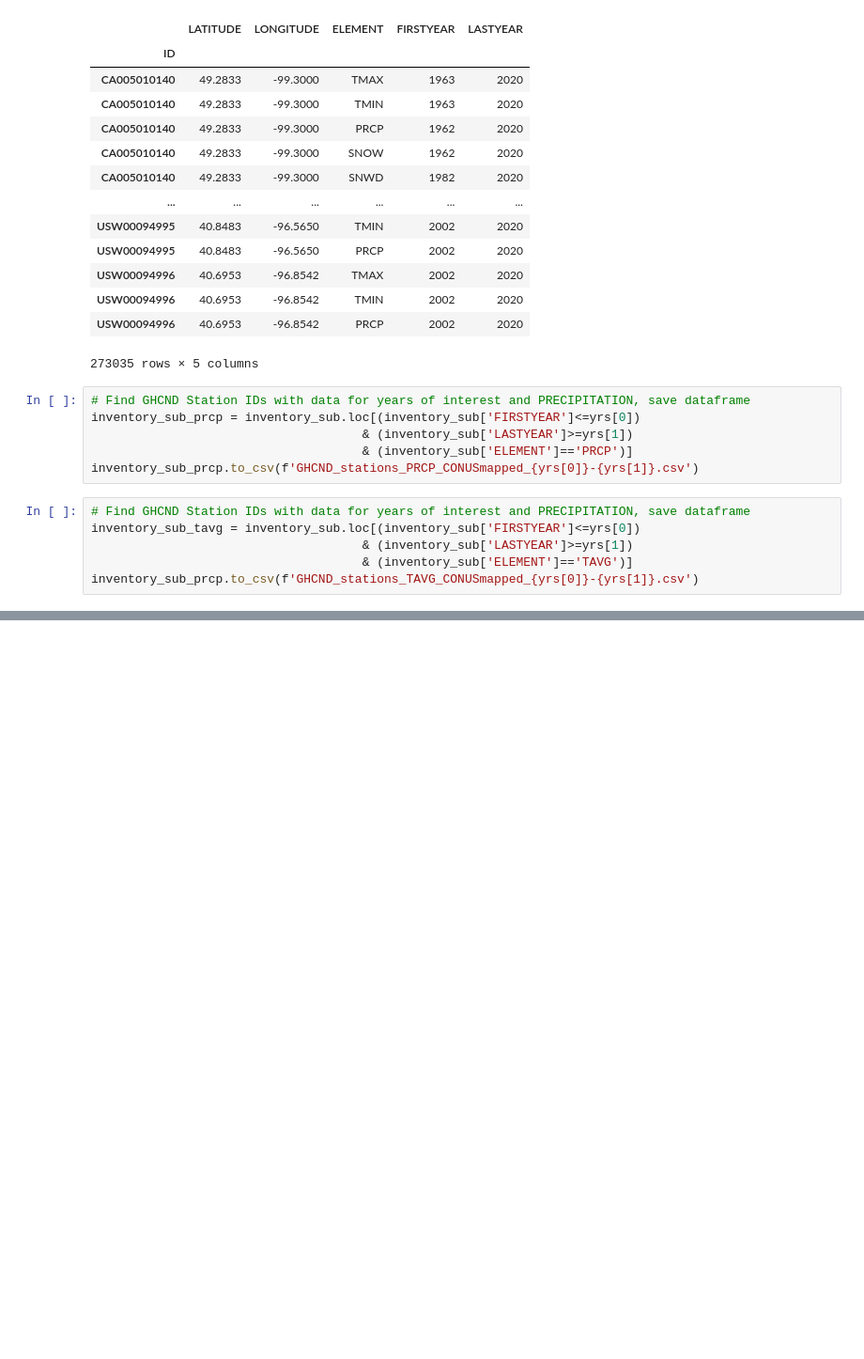
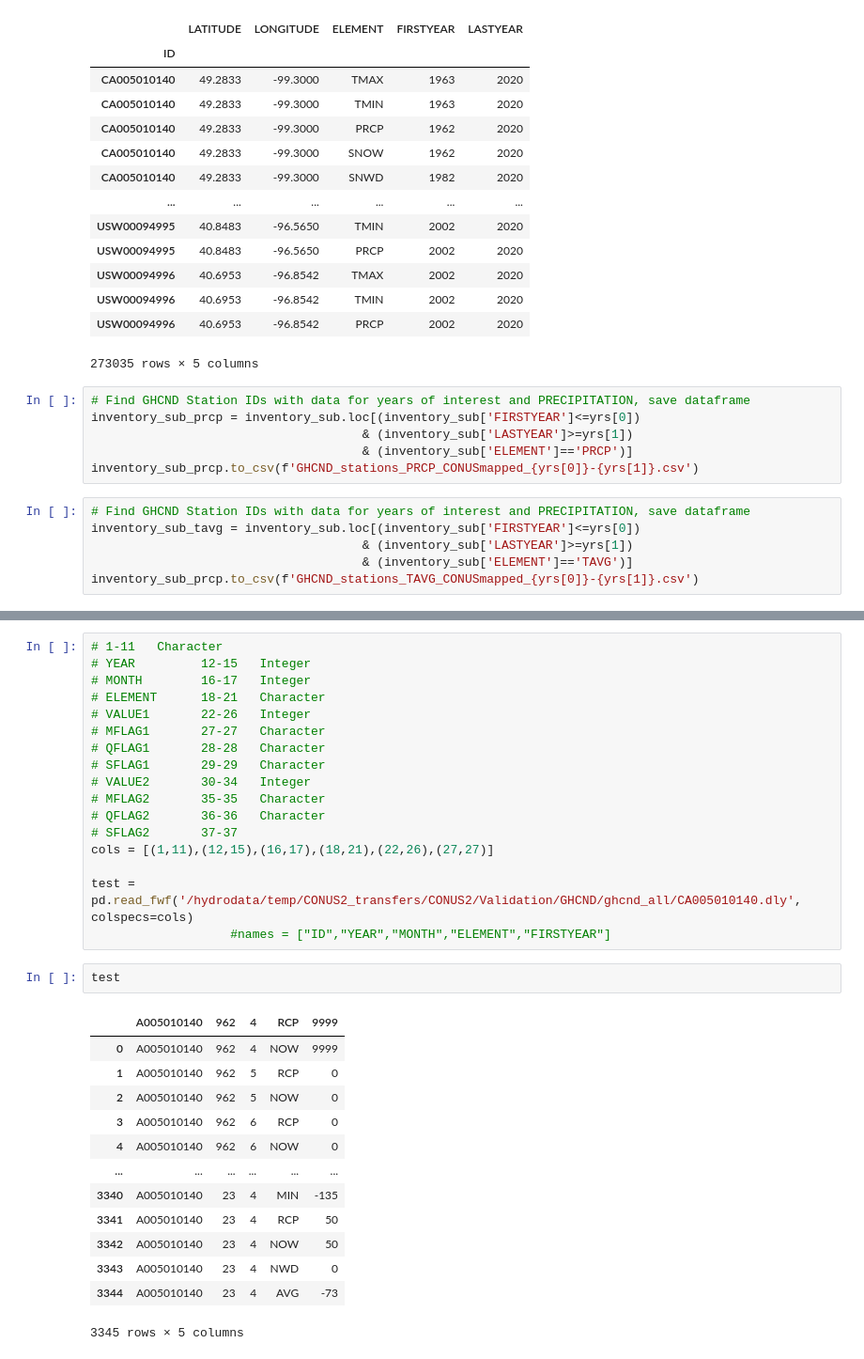
Before and after one commit to danielletijerina/PFCONUS2-analysis, a Jupyter notebook: scripts/Validation/GHCND/MapStations.ipynb, the cells around one changed output, grey strips where cells are left out. Shown: that part at 94% size. Drawn from its saved outputs; the diff is of its cells as text; blank space fills up the shorter version.

```diff
--- a/scripts/Validation/GHCND/MapStations.ipynb
+++ b/scripts/Validation/GHCND/MapStations.ipynb
@@ -262,0 +309,33 @@ inventory_sub_prcp.to_csv(f'GHCND_stations_TAVG_CONUSmapped_{yrs[0]}-{yrs[1]}.cs
+# %%
+# 1-11   Character
+# YEAR         12-15   Integer
+# MONTH        16-17   Integer
+# ELEMENT      18-21   Character
+# VALUE1       22-26   Integer
+# MFLAG1       27-27   Character
+# QFLAG1       28-28   Character
+# SFLAG1       29-29   Character
+# VALUE2       30-34   Integer
+# MFLAG2       35-35   Character
+# QFLAG2       36-36   Character
+# SFLAG2       37-37
+cols = [(1,11),(12,15),(16,17),(18,21),(22,26),(27,27)]
+
+test = pd.read_fwf('/hydrodata/temp/CONUS2_transfers/CONUS2/Validation/GHCND/ghcnd_all/CA005010140.dly', colspecs=cols)
+                   #names = ["ID","YEAR","MONTH","ELEMENT","FIRSTYEAR"]
+# %%
+test
+# %% [output]
+|  | A005010140 | 962 | 4 | RCP | 9999 |
+| 0 | A005010140 | 962 | 4 | NOW | 9999 |
+| 1 | A005010140 | 962 | 5 | RCP | 0 |
+| 2 | A005010140 | 962 | 5 | NOW | 0 |
+| 3 | A005010140 | 962 | 6 | RCP | 0 |
+| 4 | A005010140 | 962 | 6 | NOW | 0 |
+| ... | ... | ... | ... | ... | ... |
+| 3340 | A005010140 | 23 | 4 | MIN | -135 |
+| 3341 | A005010140 | 23 | 4 | RCP | 50 |
+| 3342 | A005010140 | 23 | 4 | NOW | 50 |
+| 3343 | A005010140 | 23 | 4 | NWD | 0 |
+| 3344 | A005010140 | 23 | 4 | AVG | -73 |
+3345 rows × 5 columns
```
Also changed, not shown: parts of 6 cells of this notebook, 4 other files.
